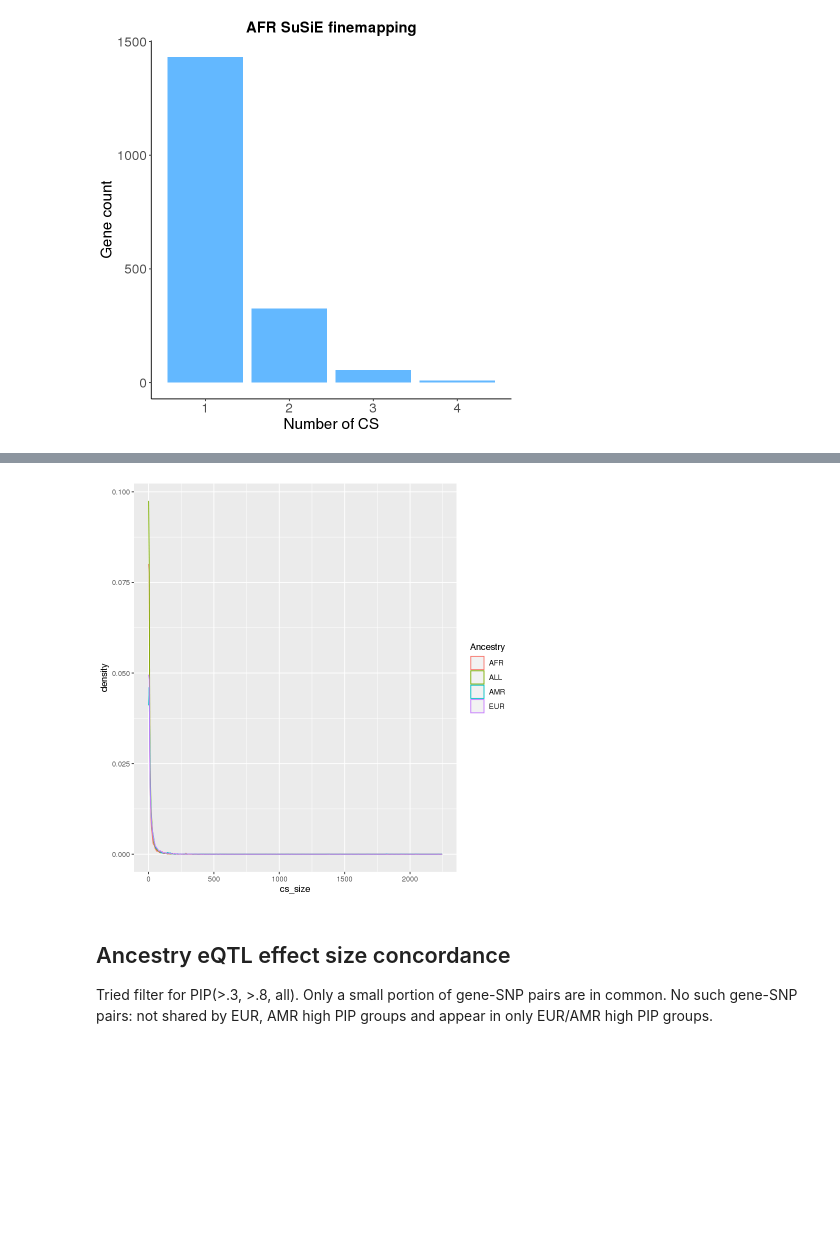
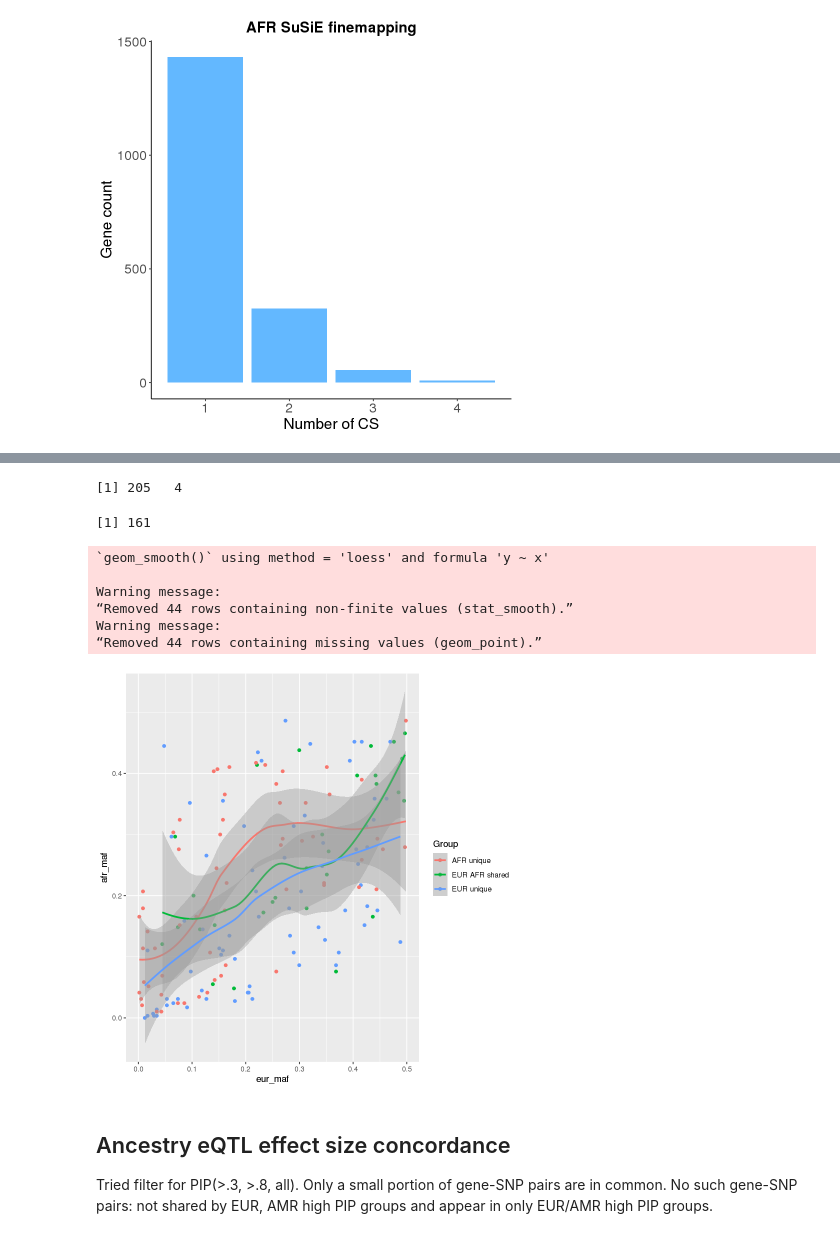
Before and after one commit to gandallab/devBrain_xQTL, a Jupyter notebook: code/04-QTL/cis-eQTL/susie_analysis.ipynb, the cells around one changed output, grey strips where cells are left out. Drawn from its saved outputs; the diff is of its cells as text; code cells hidden in the pictures; blank space fills up the shorter version.

```diff
--- a/code/04-QTL/cis-eQTL/susie_analysis.ipynb
+++ b/code/04-QTL/cis-eQTL/susie_analysis.ipynb
@@ -538,0 +768,9 @@ compare_df$Ancestry <- c(rep("ALL", nrow(cs_id_size_all)),
+# %%
+eur_maf$id <- gsub("^","chr",eur_maf$id)
+# %%
+afr_maf <- afr_maf %>% unite("id", V1,V2,V3,V4,sep="_")
+afr_maf$id<- gsub("^","chr",afr_maf$id)
+# %%
+df <- df %>% left_join(eur_maf, by=c("variant"="id"))
+# %%
+df <- df %>% left_join(afr_maf, by=c("variant"="id"))
@@ -538,0 +790,6 @@ compare_df$Ancestry <- c(rep("ALL", nrow(cs_id_size_all)),
+# %%
+dim(df)
+sum(complete.cases(df))
+# %% [output]
+[1] 205   4
+[1] 161
@@ -539,9 +801,16 @@ compare_df$Ancestry <- c(rep("ALL", nrow(cs_id_size_all)),
 # %%
-p <- ggplot(compare_df, aes(x = cs_size, color = Ancestry)) +
-    geom_density()
+p <- ggplot(df, aes(x = eur_maf, y = afr_maf, color = Group)) +
+    geom_point() +
+    geom_smooth()
 p
 # %% [output]
+`geom_smooth()` using method = 'loess' and formula 'y ~ x'
+
+Warning message:
+“Removed 44 rows containing non-finite values (stat_smooth).”
+Warning message:
+“Removed 44 rows containing missing values (geom_point).”
-[figure, old version]
+[figure, new version]
 # %% [markdown]
 ## Ancestry eQTL effect size concordance
 Tried filter for PIP(>.3, >.8, all). Only a small portion of gene-SNP pairs are in common. No such gene-SNP pairs: not shared by EUR, AMR high PIP groups and appear in only EUR/AMR high PIP groups.
```
Also changed, not shown: parts of 37 cells of this notebook, 47 other files.
